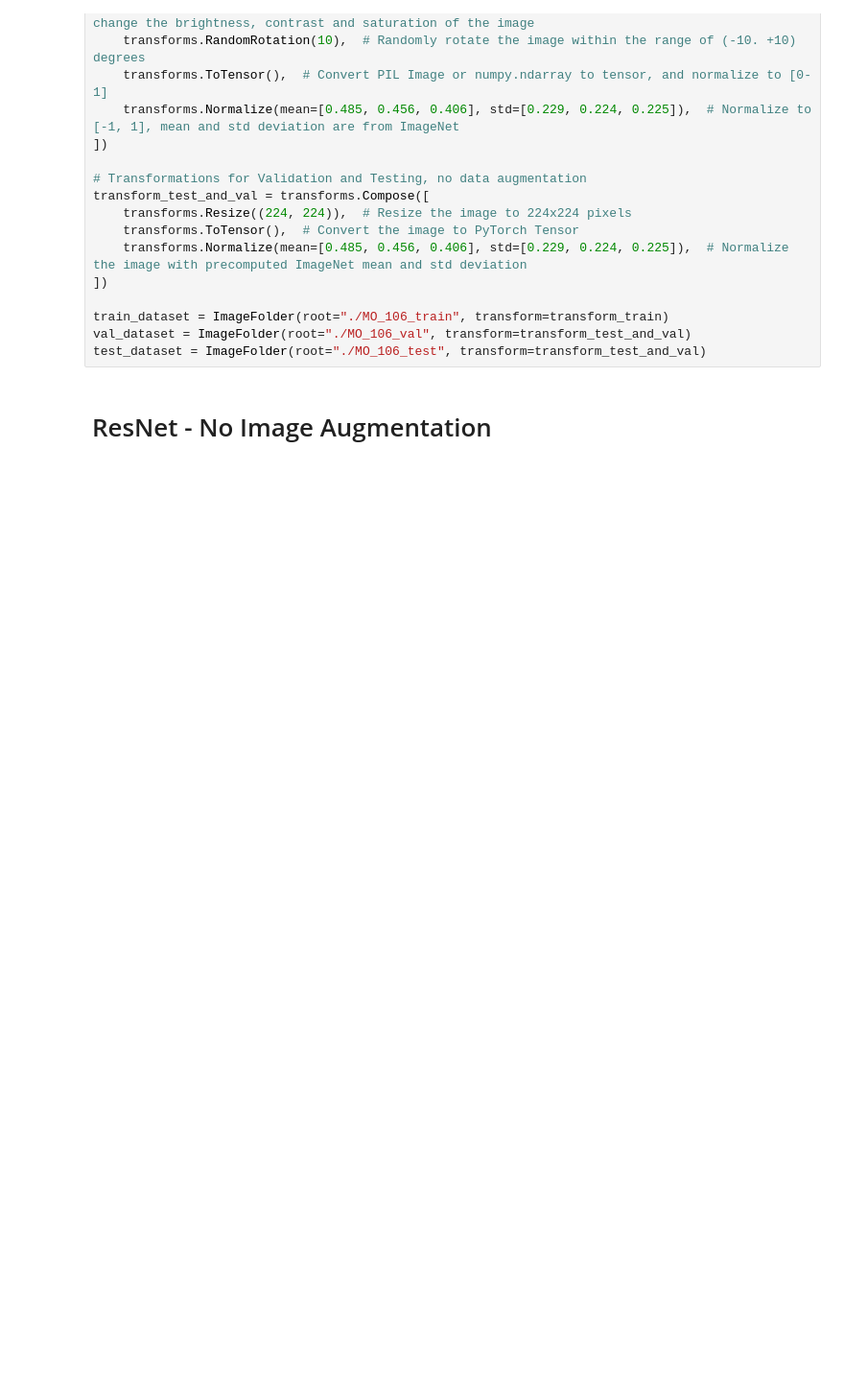
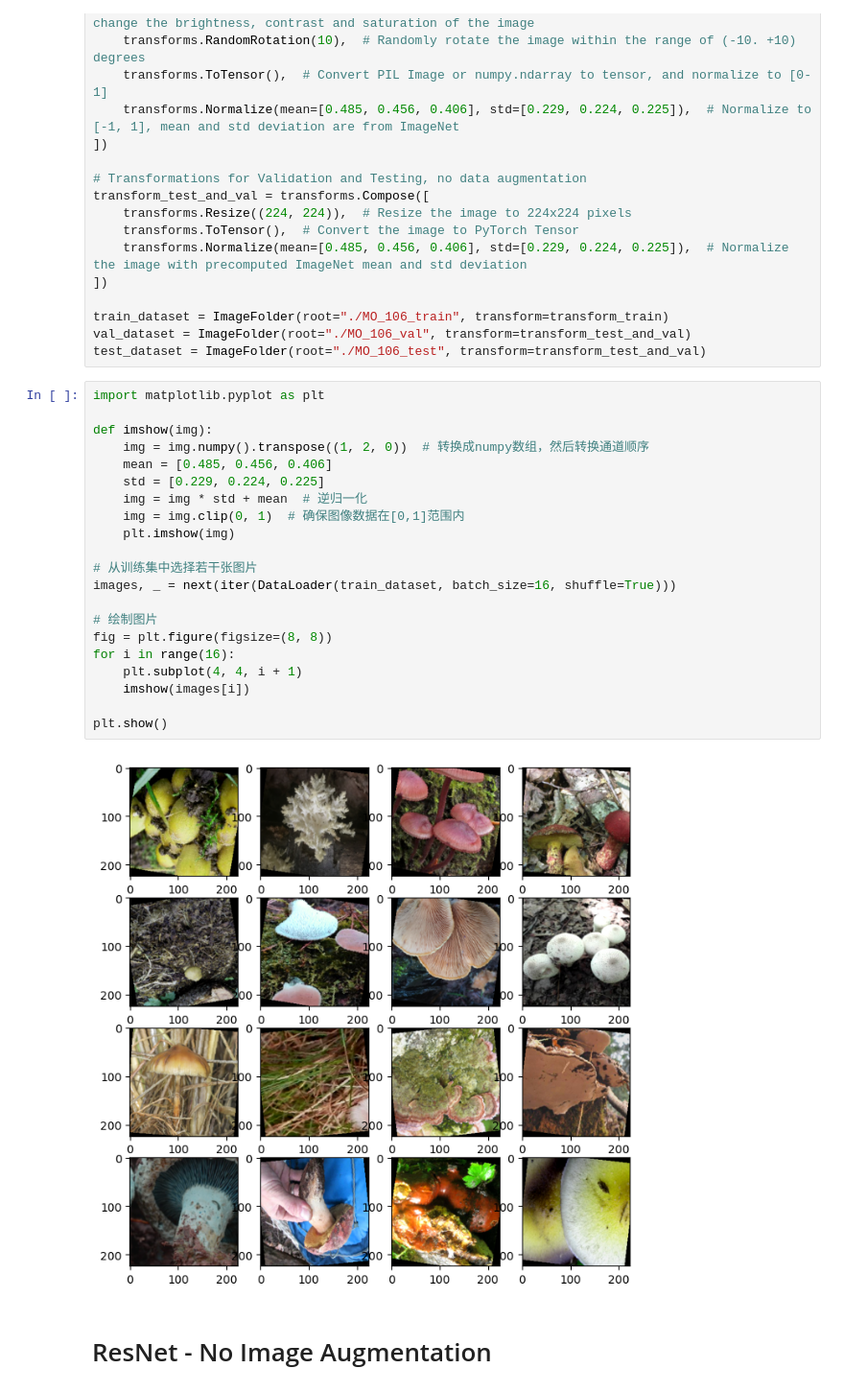
Before and after one commit to AlbertMP/MushroomSafe, a Jupyter notebook: model/resnet_efficientnet.ipynb, the cells around one changed output. Shown at 96% size. Saved outputs shown, nothing was run; the diff lists cells and outputs as text; blank space fills up the shorter version.

```diff
--- a/model/resnet_efficientnet.ipynb
+++ b/model/resnet_efficientnet.ipynb
@@ -58,6 +61,29 @@ transform_test_and_val = transforms.Compose([
 train_dataset = ImageFolder(root="./MO_106_train", transform=transform_train)
 val_dataset = ImageFolder(root="./MO_106_val", transform=transform_test_and_val)
 test_dataset = ImageFolder(root="./MO_106_test", transform=transform_test_and_val)
+# %%
+import matplotlib.pyplot as plt
+
+def imshow(img):
+    img = img.numpy().transpose((1, 2, 0))  # 转换成numpy数组，然后转换通道顺序
+    mean = [0.485, 0.456, 0.406]
+    std = [0.229, 0.224, 0.225]
+    img = img * std + mean  # 逆归一化
+    img = img.clip(0, 1)  # 确保图像数据在[0,1]范围内
+    plt.imshow(img)
+
+# 从训练集中选择若干张图片
+images, _ = next(iter(DataLoader(train_dataset, batch_size=16, shuffle=True)))
+
+# 绘制图片
+fig = plt.figure(figsize=(8, 8))
+for i in range(16):
+    plt.subplot(4, 4, i + 1)
+    imshow(images[i])
+
+plt.show()
+# %% [output]
+[figure, added]
 # %% [markdown]
 # ResNet - No Image Augmentation
 # %%
```
Also changed, not shown: parts of 20 cells of this notebook, 14 other files.
